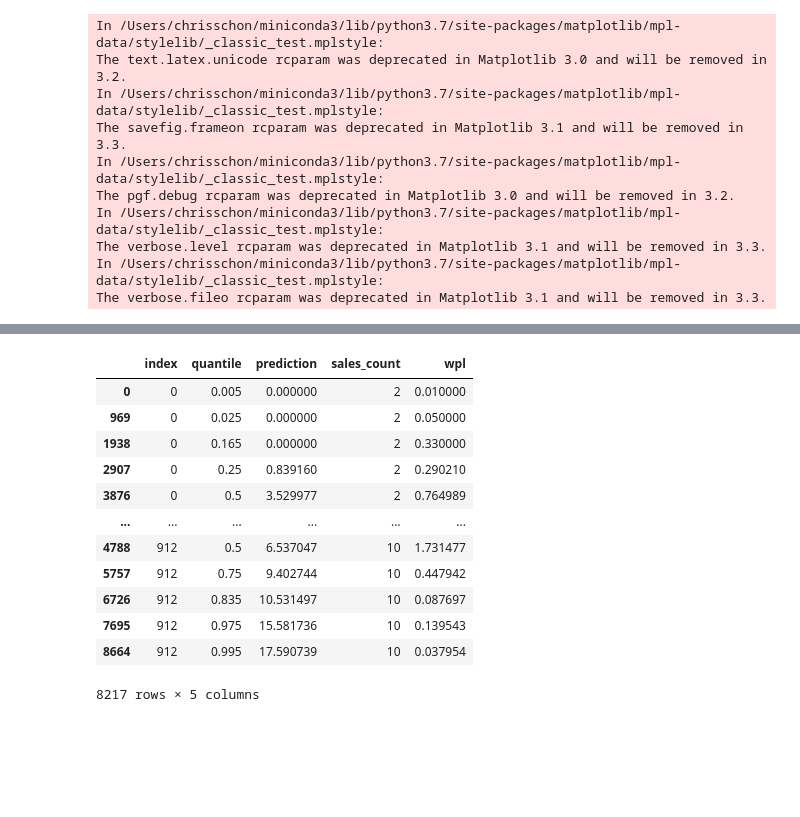
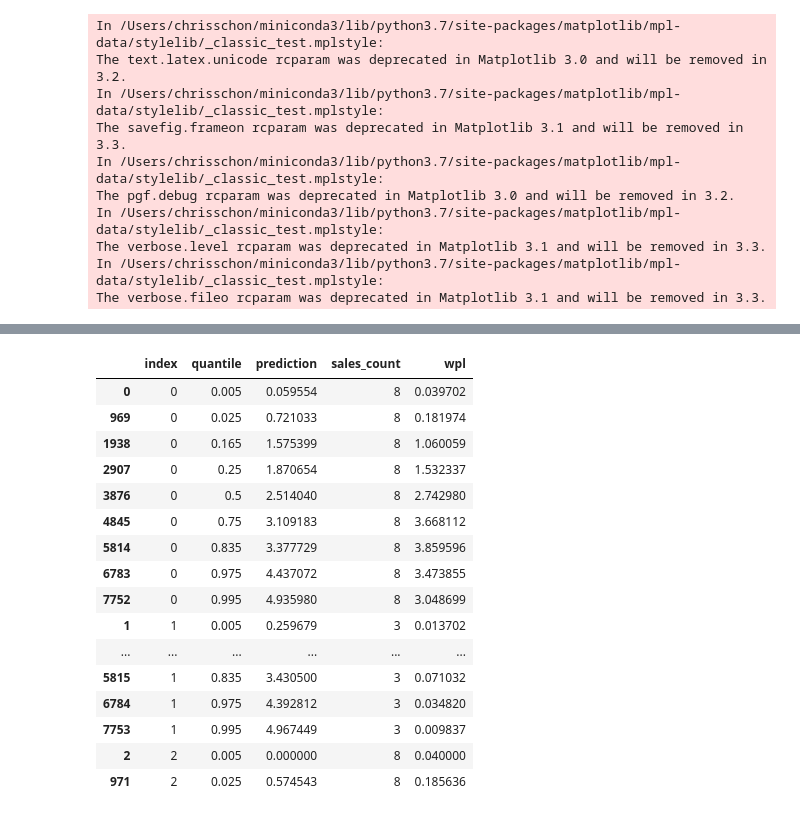
Before and after one commit to chrisgschon/M5Forecasting-Uncertainty, a Jupyter notebook: eda.ipynb, the cells around one changed output, grey strips where cells are left out. Cells and saved outputs as stored; diff of their text form; code cells hidden in the pictures; blank space fills up the shorter version.

```diff
--- a/eda.ipynb
+++ b/eda.ipynb
@@ -9,6 +9,7 @@ from statsmodels.tsa.arima_model import ARIMA
 import matplotlib.pyplot as plt
 %matplotlib inline
 from fbprophet import Prophet
+pd.set_option('display.max_rows', 500)
 # %% [output]
 In /Users/chrisschon/miniconda3/lib/python3.7/site-packages/matplotlib/mpl-data/stylelib/_classic_test.mplstyle:
 The text.latex.unicode rcparam was deprecated in Matplotlib 3.0 and will be removed in 3.2.
@@ -162,22 +160,27 @@ qtidy = quantiles.reset_index().melt(id_vars = ['index'],
                                     var_name='quantile', value_name = 'prediction')\
                              .merge(y, left_on = 'index', right_index = True)
 qtidy['prediction'] = qtidy['prediction'].map(lambda x: 0 if x < 0 else x)
-qtidy['wpl'] = qtidy.apply(lambda x: wpl(x['sales_count'], x['prediction'], x['quantile']), axis = 1)
-qtidy
-# %% [output]
-|  | index | quantile | prediction | sales_count | wpl |
-| 0 | 0 | 0.005 | 0.000000 | 2 | 0.010000 |
-| 969 | 0 | 0.025 | 0.000000 | 2 | 0.050000 |
-| 1938 | 0 | 0.165 | 0.000000 | 2 | 0.330000 |
-| 2907 | 0 | 0.25 | 0.839160 | 2 | 0.290210 |
-| 3876 | 0 | 0.5 | 3.529977 | 2 | 0.764989 |
-| ... | ... | ... | ... | ... | ... |
-| 4788 | 912 | 0.5 | 6.537047 | 10 | 1.731477 |
-| 5757 | 912 | 0.75 | 9.402744 | 10 | 0.447942 |
-| 6726 | 912 | 0.835 | 10.531497 | 10 | 0.087697 |
-| 7695 | 912 | 0.975 | 15.581736 | 10 | 0.139543 |
-| 8664 | 912 | 0.995 | 17.590739 | 10 | 0.037954 |
-8217 rows × 5 columns
+# %%
+qtidy['wpl'] = qtidy.apply(lambda x: wpl(x['sales_count'], x['prediction'], x['quantile']), axis = 1)
+qtidy.head(20)
+# %% [output]
+|  | index | quantile | prediction | sales_count | wpl |
+| 0 | 0 | 0.005 | 0.059554 | 8 | 0.039702 |
+| 969 | 0 | 0.025 | 0.721033 | 8 | 0.181974 |
+| 1938 | 0 | 0.165 | 1.575399 | 8 | 1.060059 |
+| 2907 | 0 | 0.25 | 1.870654 | 8 | 1.532337 |
+| 3876 | 0 | 0.5 | 2.514040 | 8 | 2.742980 |
+| 4845 | 0 | 0.75 | 3.109183 | 8 | 3.668112 |
+| 5814 | 0 | 0.835 | 3.377729 | 8 | 3.859596 |
+| 6783 | 0 | 0.975 | 4.437072 | 8 | 3.473855 |
+| 7752 | 0 | 0.995 | 4.935980 | 8 | 3.048699 |
+| 1 | 1 | 0.005 | 0.259679 | 3 | 0.013702 |
+| ... | ... | ... | ... | ... | ... |
+| 5815 | 1 | 0.835 | 3.430500 | 3 | 0.071032 |
+| 6784 | 1 | 0.975 | 4.392812 | 3 | 0.034820 |
+| 7753 | 1 | 0.995 | 4.967449 | 3 | 0.009837 |
+| 2 | 2 | 0.005 | 0.000000 | 8 | 0.040000 |
+| 971 | 2 | 0.025 | 0.574543 | 8 | 0.185636 |
 # %%
 qtidy['wpl'].describe()
 # %% [output]
```
Also changed, not shown: parts of 16 cells of this notebook, 1 other file.
